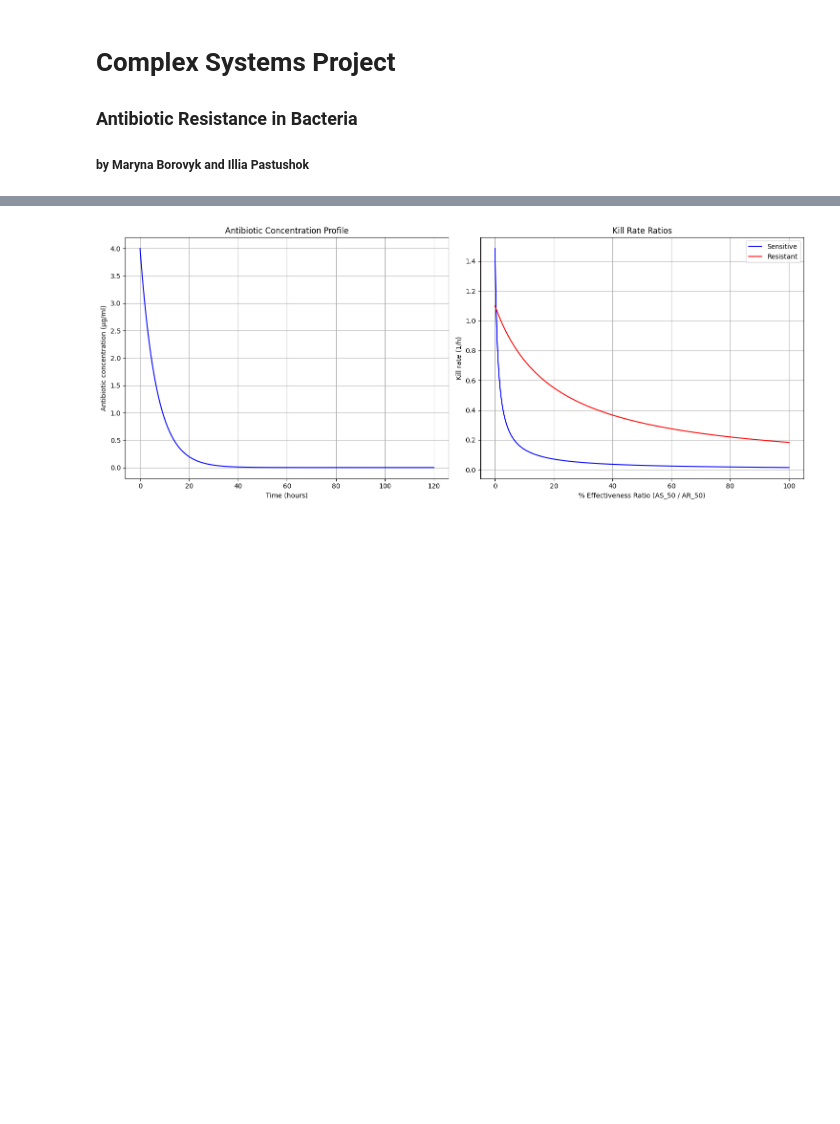
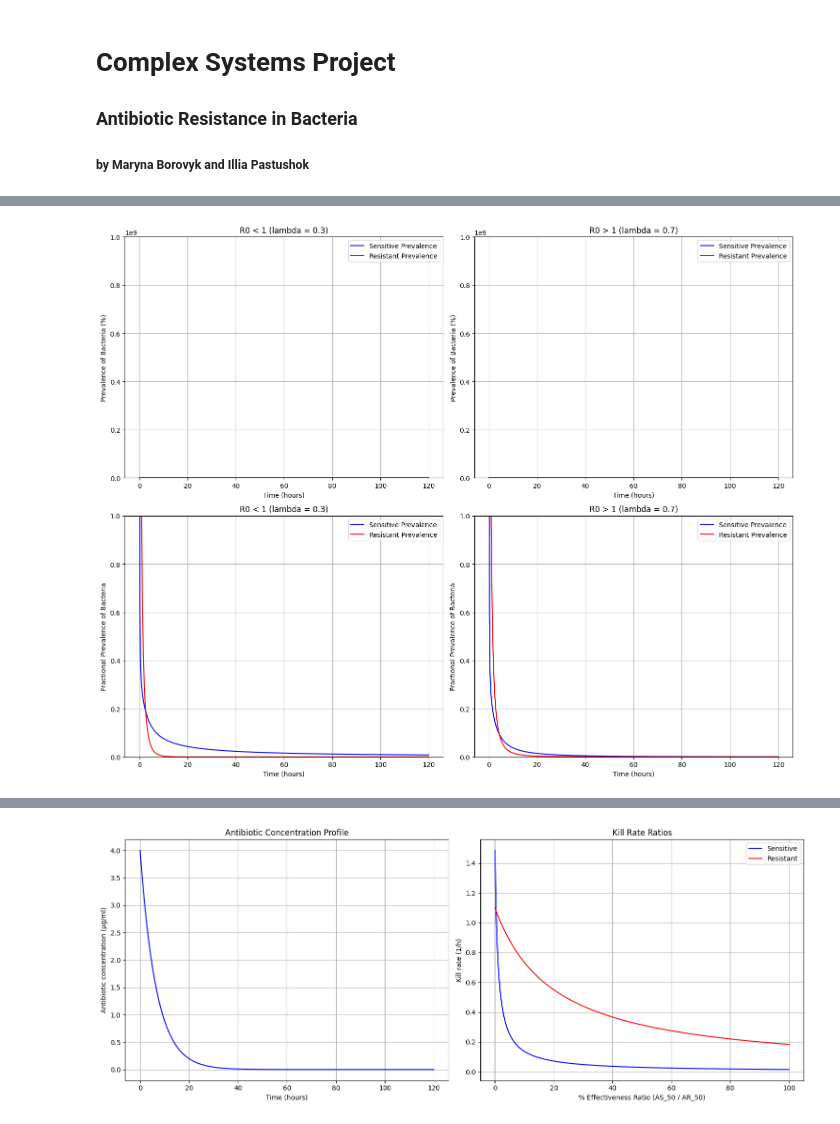
Before and after one commit to itillushka/Antibiotic-Resistance, a Jupyter notebook: antibiotic_resistance_nb.ipynb, the cells around one changed output, grey strips where cells are left out. Cells and saved outputs as stored; diff of their text form; code cells hidden in the pictures; blank space fills up the shorter version.

Commit message:
Model fixed

```diff
--- a/antibiotic_resistance_nb.ipynb
+++ b/antibiotic_resistance_nb.ipynb
@@ -87,3 +105,86 @@ plt.show()
+# %%
+# Differential equations for the rescaled model
+def rescaled_model(y, t, params):
+    s, r = y  # Rescaled sensitive and resistant bacteria
+    A = A_t(t, 0, params['alpha'], 6)  # Antibiotic concentration
+    mu_S = mu_i(params['ES_max'], A, params['AS_50'])
+    mu_R = mu_i(params['ER_max'], A, params['AR_50'])
+
+    # ds/dt and dr/dt
+    dsdt = (1 - (s + r)) * params['gS'] * s \
+           - (params['lambda'] * s * r / (s + r)) \
+           + (params['gR'] * params['p'] / 2) * r \
+           - (mu_S + params['d']) * s
+
+    drdt = (1 - (s + r)) * params['gR'] * r \
+           + (params['lambda'] * s * r / (s + r)) \
+           - (params['gR'] * params['p'] / 2) * r \
+           - (mu_R + params['d']) * r
+
+    return [dsdt, drdt]
+# %%
+# --- Recreate Figure 2 ---
+fig, axes = plt.subplots(2, 2, figsize=(15, 12))
+
+K = 1e9  # Define your K parameter
+
+# 2a: R0 < 1 (lambda = 0.3)
+params['lambda'] = 0.3
+solution = odeint(model, initial_conditions, time, args=(params,))
+S, R = solution[:, 0], solution[:, 1]
+axes[0, 0].plot(time, S , label="Sensitive Prevalence", color="blue")
+axes[0, 0].plot(time, R , label="Resistant Prevalence", color="red")
+axes[0, 0].set_ylim(0, K)  # Set y-axis limit
+axes[0, 0].set_title("R0 < 1 (lambda = 0.3)")
+axes[0, 0].set_xlabel("Time (hours)")
+axes[0, 0].set_ylabel("Prevalence of Bacteria (%)")
+axes[0, 0].legend()
+axes[0, 0].grid()
+
+# 2b: R0 > 1 (lambda = 0.7)
+params['lambda'] = 0.7
+solution = odeint(model, initial_conditions, time, args=(params,))
+S, R = solution[:, 0], solution[:, 1]
+axes[0, 1].plot(time, S , label="Sensitive Prevalence", color="blue")
+axes[0, 1].plot(time, R , label="Resistant Prevalence", color="red")
+axes[0, 1].set_ylim(0, K)  # Set y-axis limit
+axes[0, 1].set_title("R0 > 1 (lambda = 0.7)")
+axes[0, 1].set_xlabel("Time (hours)")
+axes[0, 1].set_ylabel("Prevalence of Bacteria (%)")
+axes[0, 1].legend()
+axes[0, 1].grid()
+
+
+# 2a: R0 < 1 (lambda = 0.3)
+params['lambda'] = 0.3
+solution1 = odeint(rescaled_model, initial_conditions, time, args=(params,))
+s, r = solution1[:, 0], solution1[:, 1]
+axes[1, 0].plot(time, s, label="Sensitive Prevalence", color="blue")
+axes[1, 0].plot(time, r, label="Resistant Prevalence", color="red")
+axes[1, 0].set_ylim(0, 1)  # Set y-axis limit to 1 for fractional values
+axes[1, 0].set_title("R0 < 1 (lambda = 0.3)")
+axes[1, 0].set_xlabel("Time (hours)")
+axes[1, 0].set_ylabel("Fractional Prevalence of Bacteria")
+axes[1, 0].legend()
+axes[1, 0].grid()
+
+# 2b: R0 > 1 (lambda = 0.7)
+params['lambda'] = 0.7
+solution1 = odeint(rescaled_model, initial_conditions, time, args=(params,))
+s, r = solution1[:, 0], solution1[:, 1]
+axes[1, 1].plot(time, s, label="Sensitive Prevalence", color="blue")
+axes[1, 1].plot(time, r, label="Resistant Prevalence", color="red")
+axes[1, 1].set_ylim(0, 1)  # Set y-axis limit to 1 for fractional values
+axes[1, 1].set_title("R0 > 1 (lambda = 0.7)")
+axes[1, 1].set_xlabel("Time (hours)")
+axes[1, 1].set_ylabel("Fractional Prevalence of Bacteria")
+axes[1, 1].legend()
+axes[1, 1].grid()
+
+plt.tight_layout()
+plt.show()
+# %% [output]
+[figure, added]
 # %%
 # --- Recreate Figure 3 ---
 
```
Also changed, not shown: parts of 5 cells of this notebook.
